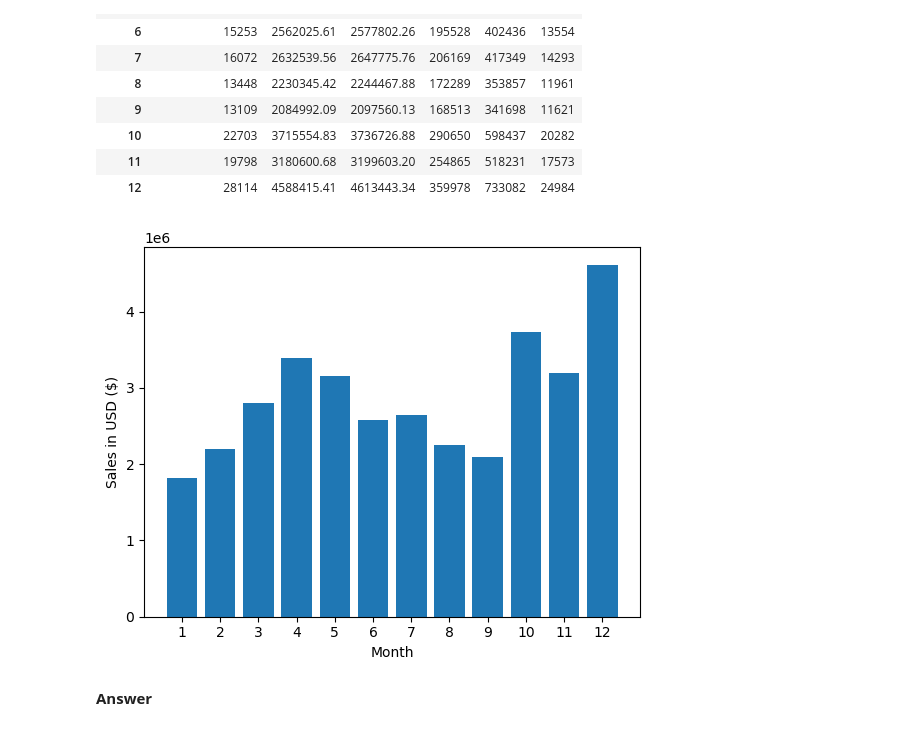
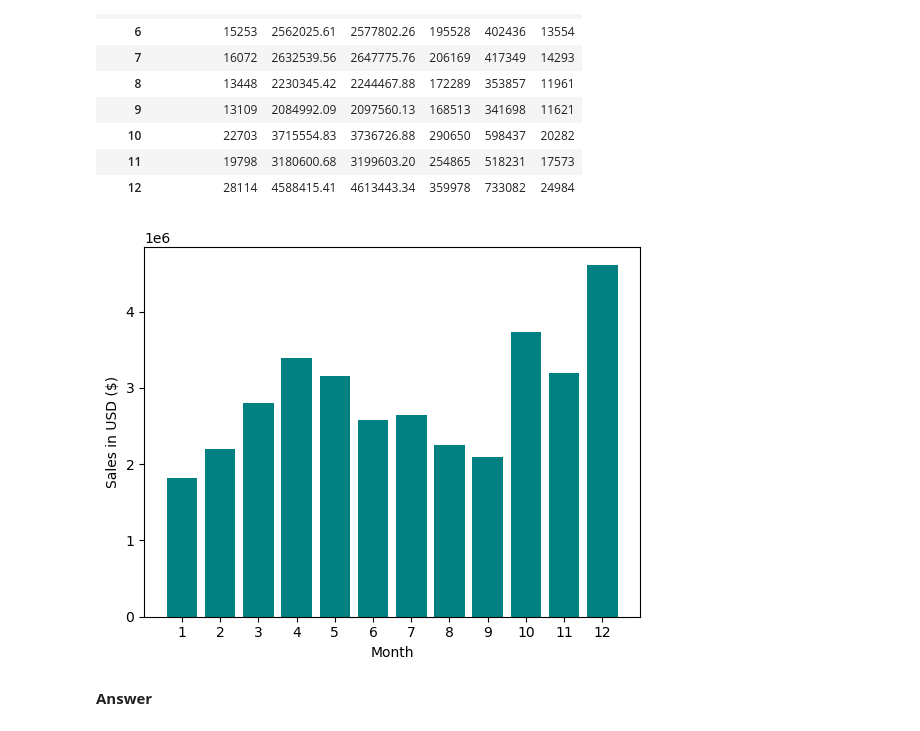
Before and after one commit to dark-teal-coder/ttr-py-data-analysis-pandas-gadget-sales, a Jupyter notebook: analyze-tech-gadgets-2019.ipynb, the cells around one changed output. Saved outputs shown, nothing was run; the diff lists cells and outputs as text; code cells hidden in the pictures.

Commit message:
Change the color of all plots to teal #008080

```diff
--- a/analyze-tech-gadgets-2019.ipynb
+++ b/analyze-tech-gadgets-2019.ipynb
@@ -232,15 +232,15 @@ df_all_sales.groupby(['Month']).sum()
 # %%
 ## Visualize the results
 months = range(1,13)
 # print(months)
 
-plt.bar(months, df_all_sales.groupby(['Month']).sum()['Sales'])
+plt.bar(months, df_all_sales.groupby(['Month']).sum()['Sales'], color='#008080')
 plt.xlabel('Month')
 plt.ylabel('Sales in USD ($)')
 plt.xticks(months)
 plt.show()
 # %% [output]
-[figure, old version]
+[figure, new version]
 # %% [markdown]
 **Answer**
 # %% [markdown]
```
Also changed, not shown: parts of 3 cells of this notebook.
